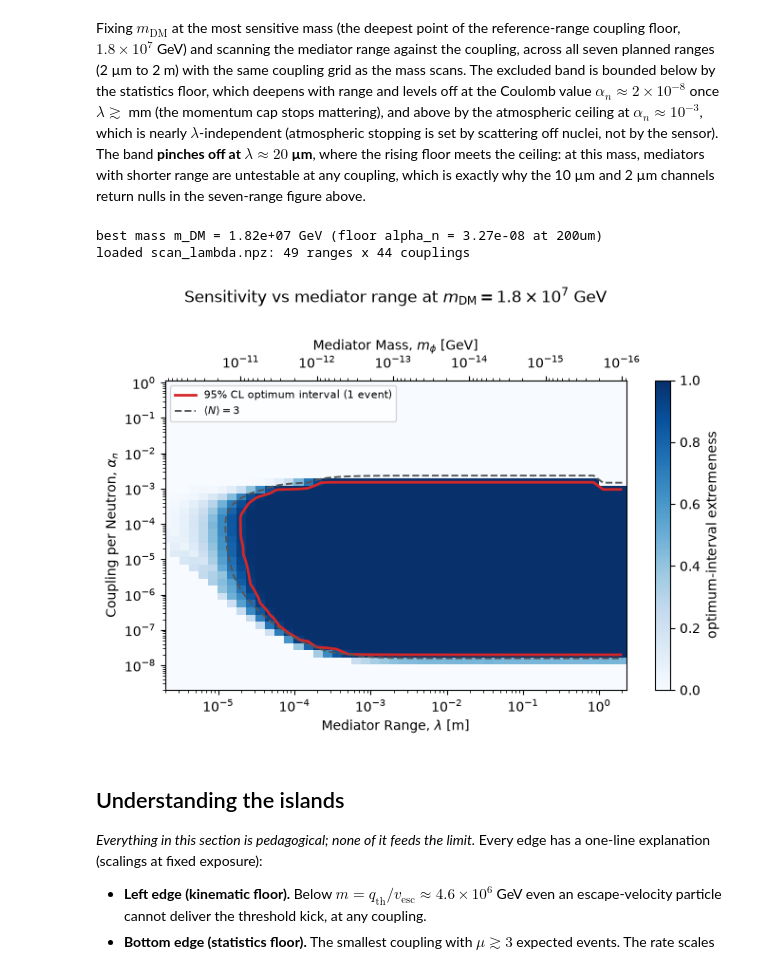
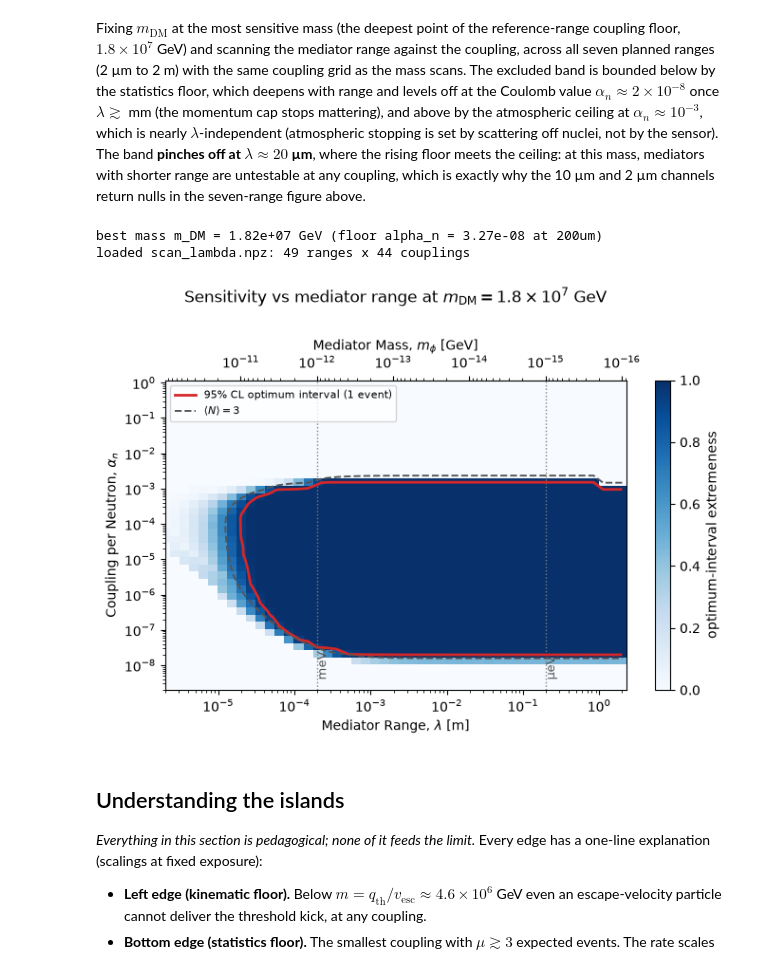
Before and after one commit to PolonaiseExperiment/luhdm, a Jupyter notebook: notebooks/limit_contour.ipynb, the cells around one changed output. Drawn from its saved outputs; the diff is of its cells as text; code cells hidden in the pictures.

```diff
--- a/notebooks/limit_contour.ipynb
+++ b/notebooks/limit_contour.ipynb
@@ -483,34 +483,46 @@ else:
 fig, ax = plt.subplots(figsize=(7, 5))
 mesh = ax.pcolormesh(lambs_l, alphas_l, p_l, cmap="Blues", vmin=0, vmax=1,
                      shading="auto")
 fig.colorbar(mesh, ax=ax, label="optimum-interval extremeness")
 CS95_L = ax.contour(lambs_l, alphas_l, p_l, levels=[CONFIDENCE],
                     colors="#d62728", linewidths=2)
 ax.contour(lambs_l, alphas_l, mu_l, levels=[3.0], colors="#555555",
            linewidths=1.4, linestyles="--")
 ax.plot([], [], color="#d62728", lw=2,
         label=f"{CONFIDENCE:.0%} CL optimum interval ({EVENTS.size} event)")
 ax.plot([], [], color="#555555", lw=1.4, ls="--",
         label=r"$\langle N\rangle = 3$")
 ax.set_xscale("log")
 ax.set_yscale("log")
 ax.set_xlabel(r"Mediator Range, $\lambda$ [m]")
 ax.set_ylabel(r"Coupling per Neutron, $\alpha_n$")
 secax = ax.secondary_xaxis(
     "top", functions=(lambda x: 1.0 / units.conv_m2pGeV(x),
                       lambda x: 1.0 / units.conv_m2pGeV(1.0) / x))
 secax.set_xlabel(r"Mediator Mass, $m_\phi$ [GeV]")
+
+# SI-prefix milestones that land inside the plotted mass window
+SI_EV = [(1e-24, "yeV"), (1e-21, "zeV"), (1e-18, "aeV"), (1e-15, "feV"),
+         (1e-12, "peV"), (1e-9, "neV"), (1e-6, "µeV"), (1e-3, "meV"),
+         (1.0, "eV")]
+lam_of_ev = lambda m_ev: 1e9 / units.conv_m2pGeV(1.0) / m_ev  # lambda [m]
+for m_ev, name in SI_EV:
+    lam_mark = lam_of_ev(m_ev)
+    if lambs_l.min() < lam_mark < lambs_l.max():
+        ax.axvline(lam_mark, color="#7f7f7f", lw=1.0, ls=":", zorder=1)
+        ax.text(lam_mark, 3e-9, f" {name}", color="#555555", fontsize=9,
+                ha="left", va="bottom", rotation=90)
 e_b = int(np.floor(np.log10(m_fixed)))
 ax.set_title(rf"Sensitivity vs mediator range at "
              rf"$m_{{\rm DM}} = {m_fixed / 10**e_b:.1f}\times10^{{{e_b}}}$ GeV",
              pad=28)
 ax.legend(loc="upper left", fontsize=8)
 fig.tight_layout()
 fig.savefig("limit_contour_lambda.png", dpi=140)
 # %% [output]
 best mass m_DM = 1.82e+07 GeV (floor alpha_n = 3.27e-08 at 200um)
 loaded scan_lambda.npz: 49 ranges x 44 couplings
-[figure, old version]
+[figure, new version]
 # %% [markdown]
 ## Understanding the islands
 
```
Also changed, not shown: parts of 3 cells of this notebook, 2 other files.
